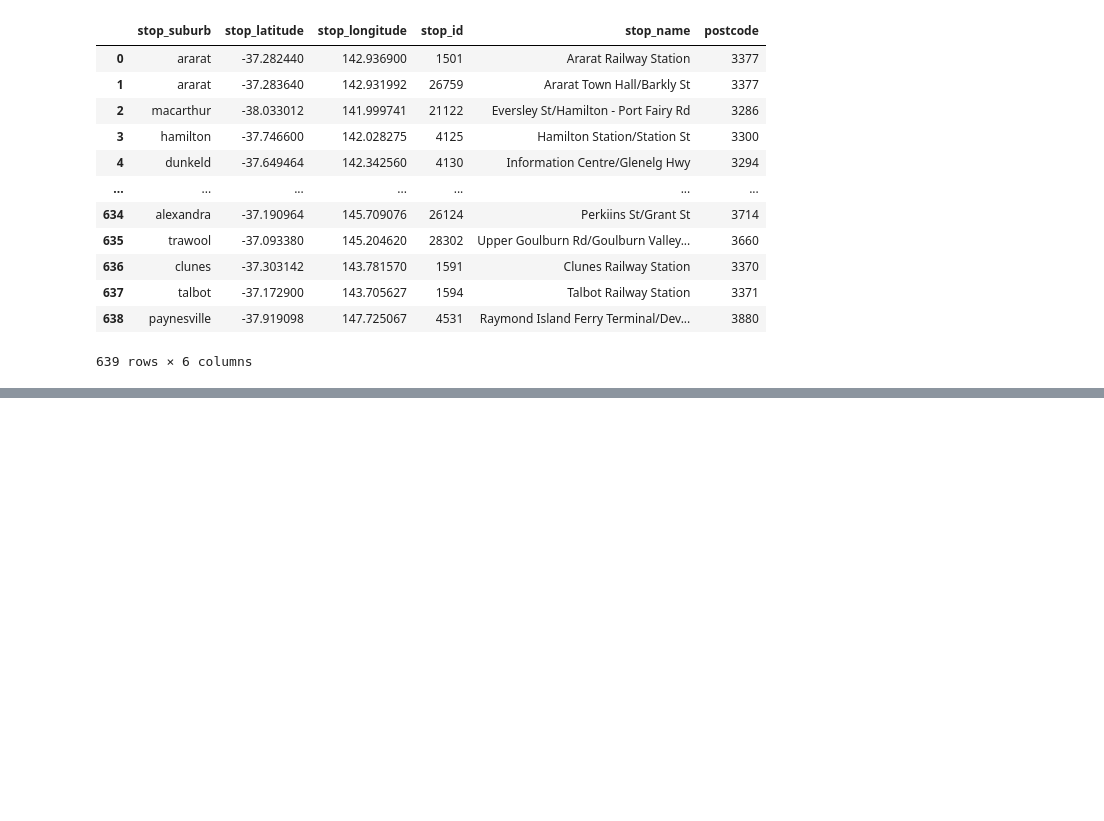
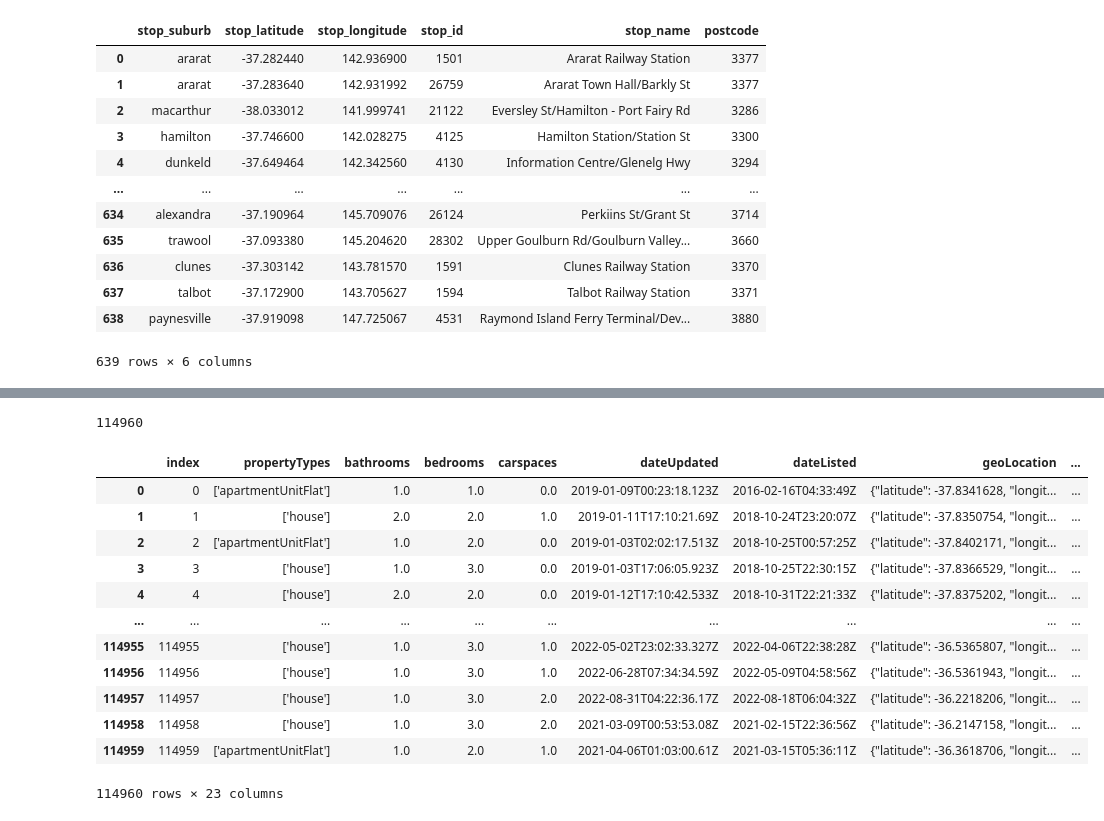
Before and after one commit to MAST30034-Applied-Data-Science/generic-real-estate-consulting-project-group-12, a Jupyter notebook: notebooks/get_ptv.ipynb, the cells around one changed output, grey strips where cells are left out. Drawn from its saved outputs; the diff is of its cells as text; code cells hidden in the pictures; blank space fills up the shorter version.

```diff
--- a/notebooks/get_ptv.ipynb
+++ b/notebooks/get_ptv.ipynb
@@ -520,0 +429,61 @@ pd.DataFrame(distance_list_6+distance_list_7+distance_list_8+distance_list_9).to
+# %%
+train_dict = dict()
+for index, value in train.iterrows():
+    postcode = value['postcode']
+    value_list = train_dict.get(postcode,[])
+    value_list.append(value)
+    train_dict[postcode] = value_list
+# %%
+init_house = init_house.reset_index().drop('index', axis = 1)
+# %%
+init_house = init_house.reset_index().drop('index', axis = 1)
+init_house = init_house.reset_index().drop('level_0', axis = 1)
+# %%
+from math import radians, cos, sin, asin, sqrt
+train_distance_list = []
+train_count_list = []
+for index, value in init_house.iterrows():
+    print(index)
+    postcode = value['postcode']
+    longtitude = value['longitude']
+    latitude = value['latitude']
+    d = 100000000
+    train_stops = train_dict.get(postcode)
+    if train_stops is None:
+        train_count_list.append(0)
+    else:
+        train_count_list.append(len(train_stops))
+    for index2, values in train.iterrows():
+        stop_latitude = values['stop_latitude']
+        stop_longitude = values['stop_longitude']
+        lng1, lat1, lng2, lat2 = map(radians, [float(longtitude), float(latitude), float(stop_longitude), float(stop_latitude)])
+        dlon=lng2-lng1
+        dlat=lat2-lat1
+        a=sin(dlat/2)**2 + cos(lat1) * cos(lat2) * sin(dlon/2)**2
+        distance=2*asin(sqrt(a))*6371*1000
+        distance=round(distance/1000,3)
+        if (distance < d):
+            d = distance
+    train_distance_list.append(d)
+# %%
+len(train_distance_list)
+# %% [output]
+114960
+# %%
+init_house['train_distance'] = train_distance_list
+init_house['train_count'] = train_count_list
+init_house
+# %% [output]
+|  | index | propertyTypes | bathrooms | bedrooms | carspaces | dateUpdated | dateListed | geoLocation | ... |
+| 0 | 0 | ['apartmentUnitFlat'] | 1.0 | 1.0 | 0.0 | 2019-01-09T00:23:18.123Z | 2016-02-16T04:33:49Z | {"latitude": -37.8341628, "longit... | ... |
+| 1 | 1 | ['house'] | 2.0 | 2.0 | 1.0 | 2019-01-11T17:10:21.69Z | 2018-10-24T23:20:07Z | {"latitude": -37.8350754, "longit... | ... |
+| 2 | 2 | ['apartmentUnitFlat'] | 1.0 | 2.0 | 0.0 | 2019-01-03T02:02:17.513Z | 2018-10-25T00:57:25Z | {"latitude": -37.8402171, "longit... | ... |
+| 3 | 3 | ['house'] | 1.0 | 3.0 | 0.0 | 2019-01-03T17:06:05.923Z | 2018-10-25T22:30:15Z | {"latitude": -37.8366529, "longit... | ... |
+| 4 | 4 | ['house'] | 2.0 | 2.0 | 0.0 | 2019-01-12T17:10:42.533Z | 2018-10-31T22:21:33Z | {"latitude": -37.8375202, "longit... | ... |
+| ... | ... | ... | ... | ... | ... | ... | ... | ... | ... |
+| 114955 | 114955 | ['house'] | 1.0 | 3.0 | 1.0 | 2022-05-02T23:02:33.327Z | 2022-04-06T22:38:28Z | {"latitude": -36.5365807, "longit... | ... |
+| 114956 | 114956 | ['house'] | 1.0 | 3.0 | 1.0 | 2022-06-28T07:34:34.59Z | 2022-05-09T04:58:56Z | {"latitude": -36.5361943, "longit... | ... |
+| 114957 | 114957 | ['house'] | 1.0 | 3.0 | 2.0 | 2022-08-31T04:22:36.17Z | 2022-08-18T06:04:32Z | {"latitude": -36.2218206, "longit... | ... |
+| 114958 | 114958 | ['house'] | 1.0 | 3.0 | 2.0 | 2021-03-09T00:53:53.08Z | 2021-02-15T22:36:56Z | {"latitude": -36.2147158, "longit... | ... |
+| 114959 | 114959 | ['apartmentUnitFlat'] | 1.0 | 2.0 | 1.0 | 2021-04-06T01:03:00.61Z | 2021-03-15T05:36:11Z | {"latitude": -36.3618706, "longit... | ... |
+114960 rows × 23 columns
```
Also changed, not shown: parts of 29 cells of this notebook.
